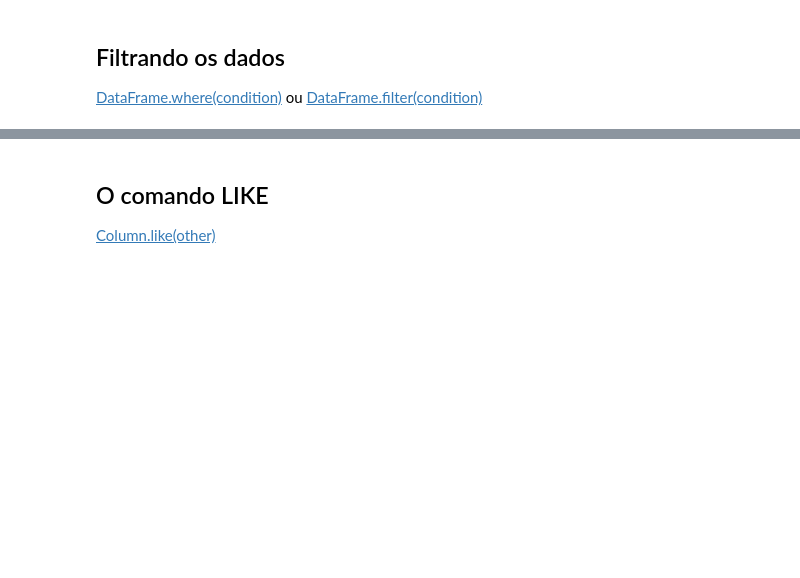
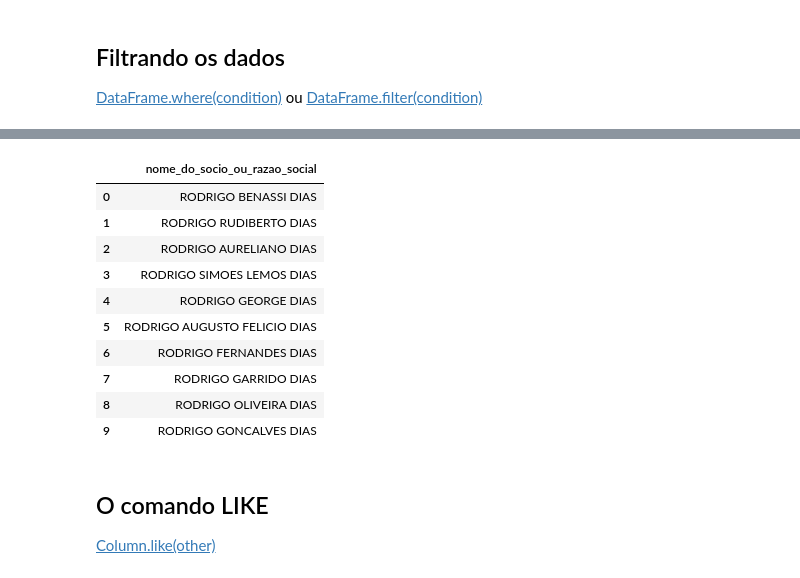
Before and after one commit to ledsouza/Introducao_spark, a Jupyter notebook: projeto_spark.ipynb, the cells around one changed output, grey strips where cells are left out. Cells and saved outputs as stored; diff of their text form; code cells hidden in the pictures; blank space fills up the shorter version.

```diff
--- a/projeto_spark.ipynb
+++ b/projeto_spark.ipynb
@@ -538,0 +541,8 @@ estabelecimentos.limit(5).toPandas()
+# %%
+socios = socios \
+  .withColumn(
+      'data_de_entrada_sociedade',
+      f.to_date(socios.data_de_entrada_sociedade.cast(StringType()), 'yyyyMMdd')
+  )
+
+socios.printSchema()
@@ -573,3 +851,21 @@ df.show()
+# %%
+socios \
+  .select('nome_do_socio_ou_razao_social') \
+  .filter(socios.nome_do_socio_ou_razao_social.startswith('RODRIGO')) \
+  .filter(socios.nome_do_socio_ou_razao_social.endswith('DIAS')) \
+  .limit(10).toPandas()
+# %% [output]
+|  | nome_do_socio_ou_razao_social |
+| 0 | RODRIGO BENASSI DIAS |
+| 1 | RODRIGO RUDIBERTO DIAS |
+| 2 | RODRIGO AURELIANO DIAS |
+| 3 | RODRIGO SIMOES LEMOS DIAS |
+| 4 | RODRIGO GEORGE DIAS |
+| 5 | RODRIGO AUGUSTO FELICIO DIAS |
+| 6 | RODRIGO FERNANDES DIAS |
+| 7 | RODRIGO GARRIDO DIAS |
+| 8 | RODRIGO OLIVEIRA DIAS |
+| 9 | RODRIGO GONCALVES DIAS |
 # %% [markdown]
 ## O comando LIKE
 
```
Also changed, not shown: parts of 36 cells of this notebook.
